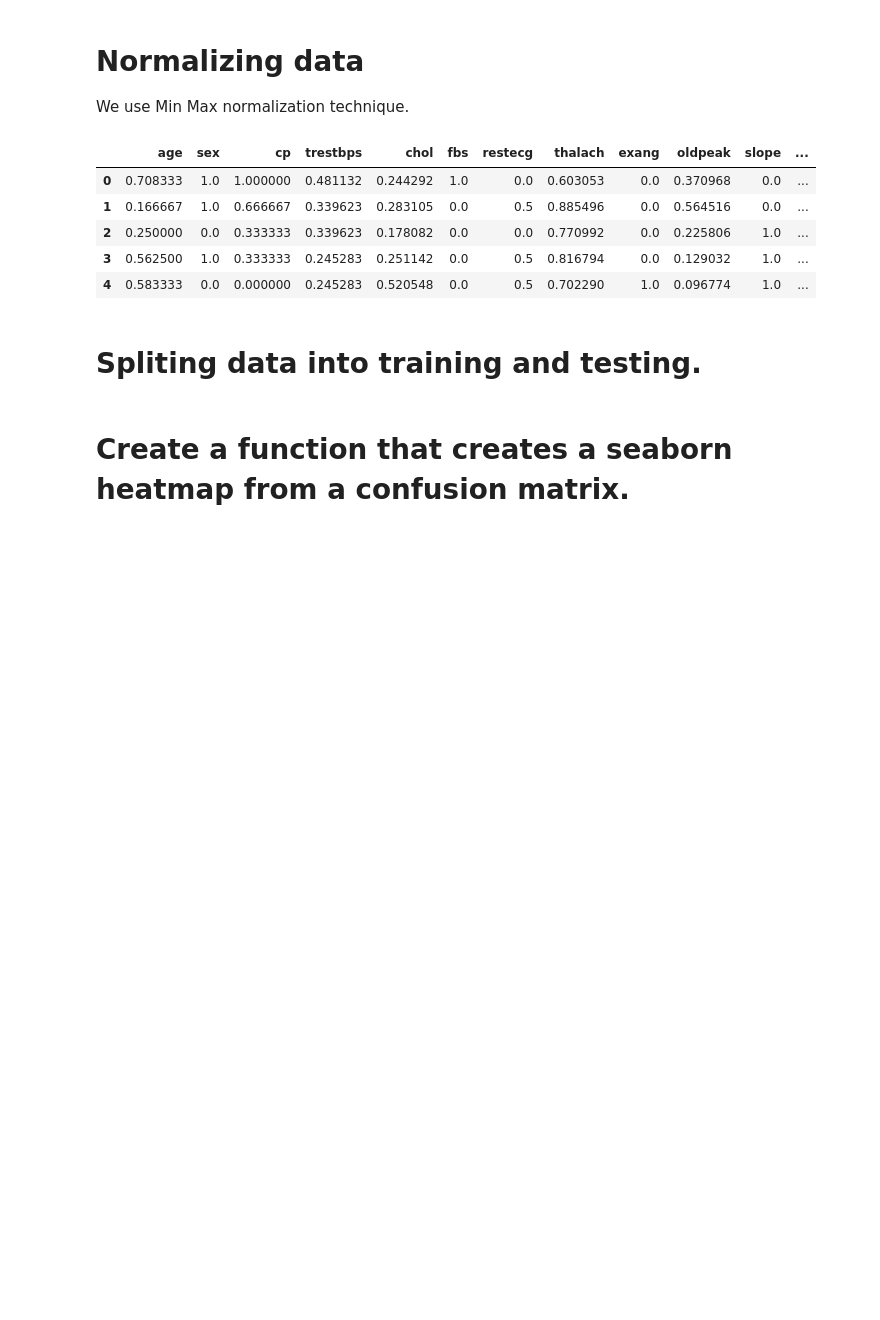
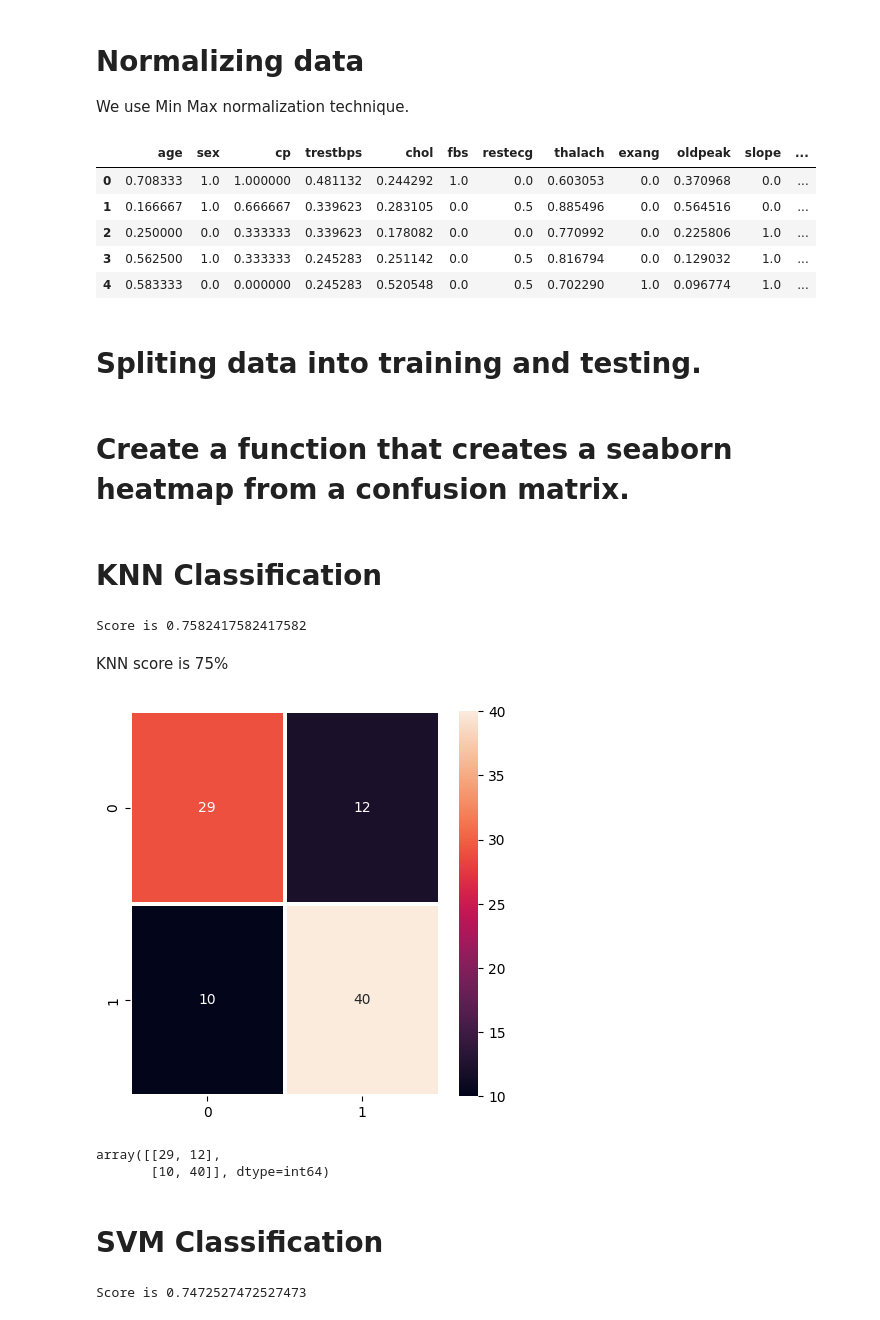
Before and after one commit to Elsharaky/Social-Informatics-Practical-Exam, a Jupyter notebook: hear_disease.ipynb, the cells around one changed output. Saved outputs shown, nothing was run; the diff lists cells and outputs as text; code cells hidden in the pictures; blank space fills up the shorter version.

```diff
--- a/hear_disease.ipynb
+++ b/hear_disease.ipynb
@@ -89,3 +89,37 @@ def plot_confusionMatrix(y_true,y_pred):
     return cn
 # %%
 score_list = {} # This dict will save the score values to display it at the end.
+# %% [markdown]
+# KNN Classification
+# %%
+from sklearn.neighbors import KNeighborsClassifier
+KNN = KNeighborsClassifier(n_neighbors=22)
+
+KNN.fit(x_train,y_train)
+knn_score = KNN.score(x_test,y_test)
+score_list["KNN Classifier"] = knn_score
+print(f"Score is {knn_score}")
+# %% [output]
+Score is 0.7582417582417582
+# %% [markdown]
+KNN score is 75%
+# %%
+y_true = y_test
+y_pred = KNN.predict(x_test)
+plot_confusionMatrix(y_true,y_pred)
+# %% [output]
+[figure, added]
+array([[29, 12],
+       [10, 40]], dtype=int64)
+# %% [markdown]
+# SVM Classification
+# %%
+from sklearn.svm import SVC
+
+svc = SVC()
+svc.fit(x_train,y_train)
+svc_score = svc.score(x_test,y_test)
+score_list["SVC"] = svc_score
+print(f"Score is {svc_score}")
+# %% [output]
+Score is 0.7472527472527473
```
Also changed, not shown: parts of 10 cells of this notebook.
